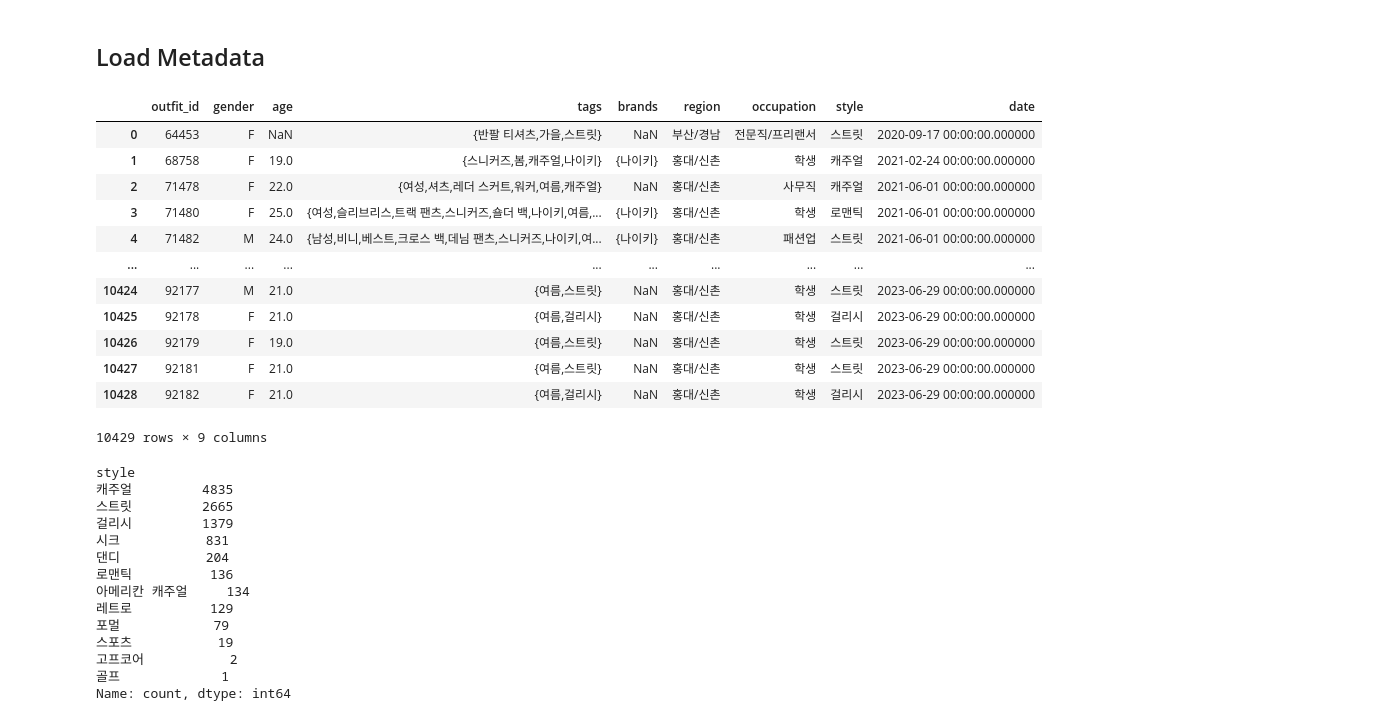
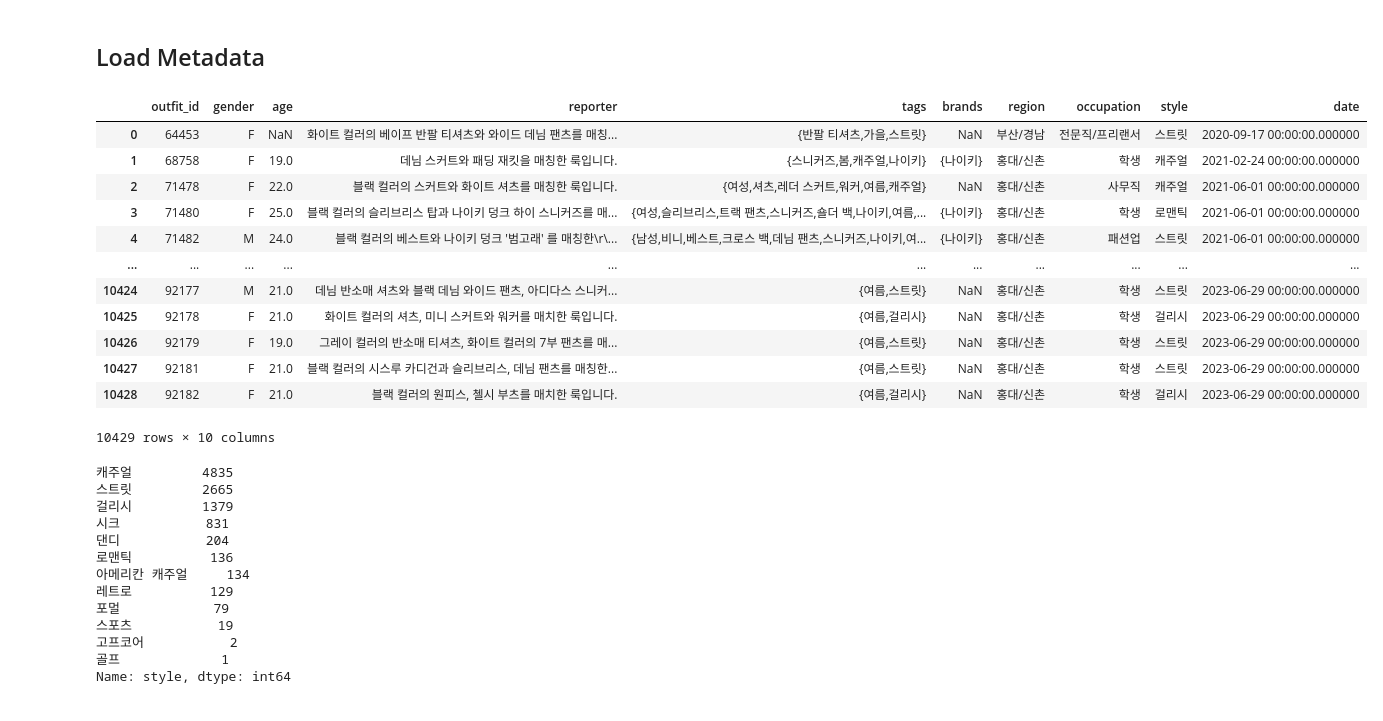
Before and after one commit to Lv2-Recsys-01/styl-ml, a Jupyter notebook: notebooks/eda.ipynb, the cells around one changed output. Drawn from its saved outputs; the diff is of its cells as text; code cells hidden in the pictures.

```diff
--- a/notebooks/eda.ipynb
+++ b/notebooks/eda.ipynb
@@ -165,26 +163,25 @@ Name: count, Length: 299, dtype: int64
 ## Load Metadata
 # %%
 outfit = pd.read_csv("../data/outfit.csv")
-outfit.drop(columns=['img_url', 'origin_url', 'reporter'], inplace=True)
+outfit.drop(columns=['img_url', 'origin_url'], inplace=True)
 outfit
 # %% [output]
-|  | outfit_id | gender | age | tags | brands | region | occupation | style | date |
-| 0 | 64453 | F | NaN | {반팔 티셔츠,가을,스트릿} | NaN | 부산/경남 | 전문직/프리랜서 | 스트릿 | 2020-09-17 00:00:00.000000 |
-| 1 | 68758 | F | 19.0 | {스니커즈,봄,캐주얼,나이키} | {나이키} | 홍대/신촌 | 학생 | 캐주얼 | 2021-02-24 00:00:00.000000 |
-| 2 | 71478 | F | 22.0 | {여성,셔츠,레더 스커트,워커,여름,캐주얼} | NaN | 홍대/신촌 | 사무직 | 캐주얼 | 2021-06-01 00:00:00.000000 |
-| 3 | 71480 | F | 25.0 | {여성,슬리브리스,트랙 팬츠,스니커즈,숄더 백,나이키,여름,... | {나이키} | 홍대/신촌 | 학생 | 로맨틱 | 2021-06-01 00:00:00.000000 |
-| 4 | 71482 | M | 24.0 | {남성,비니,베스트,크로스 백,데님 팬츠,스니커즈,나이키,여... | {나이키} | 홍대/신촌 | 패션업 | 스트릿 | 2021-06-01 00:00:00.000000 |
-| ... | ... | ... | ... | ... | ... | ... | ... | ... | ... |
-| 10424 | 92177 | M | 21.0 | {여름,스트릿} | NaN | 홍대/신촌 | 학생 | 스트릿 | 2023-06-29 00:00:00.000000 |
-| 10425 | 92178 | F | 21.0 | {여름,걸리시} | NaN | 홍대/신촌 | 학생 | 걸리시 | 2023-06-29 00:00:00.000000 |
-| 10426 | 92179 | F | 19.0 | {여름,스트릿} | NaN | 홍대/신촌 | 학생 | 스트릿 | 2023-06-29 00:00:00.000000 |
-| 10427 | 92181 | F | 21.0 | {여름,스트릿} | NaN | 홍대/신촌 | 학생 | 스트릿 | 2023-06-29 00:00:00.000000 |
-| 10428 | 92182 | F | 21.0 | {여름,걸리시} | NaN | 홍대/신촌 | 학생 | 걸리시 | 2023-06-29 00:00:00.000000 |
+|  | outfit_id | gender | age | reporter | tags | brands | region | occupation | style | date |
+| 0 | 64453 | F | NaN | 화이트 컬러의 베이프 반팔 티셔츠와 와이드 데님 팬츠를 매칭... | {반팔 티셔츠,가을,스트릿} | NaN | 부산/경남 | 전문직/프리랜서 | 스트릿 | 2020-09-17 00:00:00.000000 |
+| 1 | 68758 | F | 19.0 | 데님 스커트와 패딩 재킷을 매칭한 룩입니다. | {스니커즈,봄,캐주얼,나이키} | {나이키} | 홍대/신촌 | 학생 | 캐주얼 | 2021-02-24 00:00:00.000000 |
+| 2 | 71478 | F | 22.0 | 블랙 컬러의 스커트와 화이트 셔츠를 매칭한 룩입니다. | {여성,셔츠,레더 스커트,워커,여름,캐주얼} | NaN | 홍대/신촌 | 사무직 | 캐주얼 | 2021-06-01 00:00:00.000000 |
+| 3 | 71480 | F | 25.0 | 블랙 컬러의 슬리브리스 탑과 나이키 덩크 하이 스니커즈를 매... | {여성,슬리브리스,트랙 팬츠,스니커즈,숄더 백,나이키,여름,... | {나이키} | 홍대/신촌 | 학생 | 로맨틱 | 2021-06-01 00:00:00.000000 |
+| 4 | 71482 | M | 24.0 | 블랙 컬러의 베스트와 나이키 덩크 '범고래' 를 매칭한\r\... | {남성,비니,베스트,크로스 백,데님 팬츠,스니커즈,나이키,여... | {나이키} | 홍대/신촌 | 패션업 | 스트릿 | 2021-06-01 00:00:00.000000 |
+| ... | ... | ... | ... | ... | ... | ... | ... | ... | ... | ... |
+| 10424 | 92177 | M | 21.0 | 데님 반소매 셔츠와 블랙 데님 와이드 팬츠, 아디다스 스니커... | {여름,스트릿} | NaN | 홍대/신촌 | 학생 | 스트릿 | 2023-06-29 00:00:00.000000 |
+| 10425 | 92178 | F | 21.0 | 화이트 컬러의 셔츠, 미니 스커트와 워커를 매치한 룩입니다. | {여름,걸리시} | NaN | 홍대/신촌 | 학생 | 걸리시 | 2023-06-29 00:00:00.000000 |
+| 10426 | 92179 | F | 19.0 | 그레이 컬러의 반소매 티셔츠, 화이트 컬러의 7부 팬츠를 매... | {여름,스트릿} | NaN | 홍대/신촌 | 학생 | 스트릿 | 2023-06-29 00:00:00.000000 |
+| 10427 | 92181 | F | 21.0 | 블랙 컬러의 시스루 카디건과 슬리브리스, 데님 팬츠를 매칭한... | {여름,스트릿} | NaN | 홍대/신촌 | 학생 | 스트릿 | 2023-06-29 00:00:00.000000 |
+| 10428 | 92182 | F | 21.0 | 블랙 컬러의 원피스, 첼시 부츠를 매치한 룩입니다. | {여름,걸리시} | NaN | 홍대/신촌 | 학생 | 걸리시 | 2023-06-29 00:00:00.000000 |
-10429 rows × 9 columns
+10429 rows × 10 columns
 # %%
 outfit['style'].value_counts()
 # %% [output]
-style
 캐주얼         4835
 스트릿         2665
 걸리시         1379
@@ -197,7 +194,7 @@ style
 스포츠           19
 고프코어           2
 골프             1
-Name: count, dtype: int64
+Name: style, dtype: int64
 # %%
 # def check_string_inclusion(df: pd.DataFrame, col: str, pattern: str):
 #     return df[col].str.contains(pattern).astype(int)
```
Also changed, not shown: parts of 13 cells of this notebook, 1 other file.
